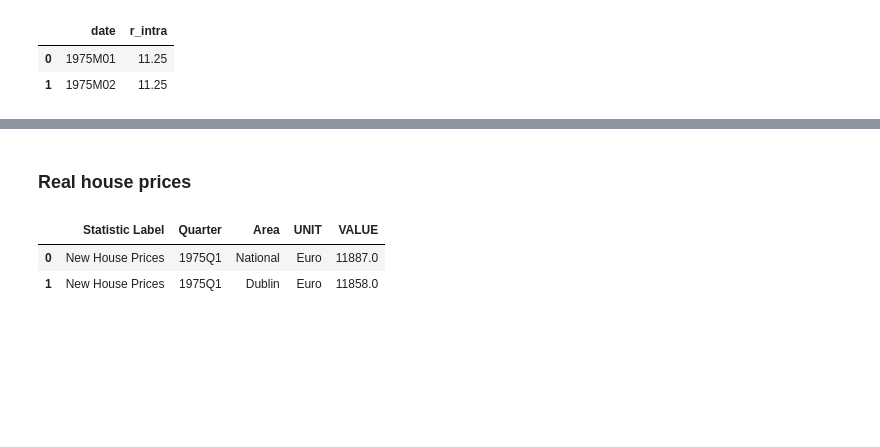
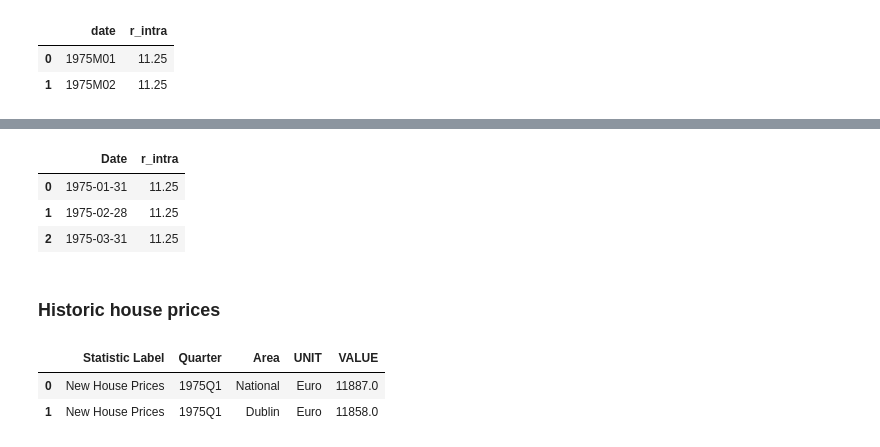
Before and after one commit to shanekeenan/prog_data_analysis, a Jupyter notebook: project1/project1.ipynb, the cells around one changed output, grey strips where cells are left out. Cells and saved outputs as stored; diff of their text form; code cells hidden in the pictures; blank space fills up the shorter version.

```diff
--- a/project1/project1.ipynb
+++ b/project1/project1.ipynb
@@ -284,5 +151,18 @@ plt.show()
+# %%
+# make a new date dataframe for the monthly data - 399 months in date range
+idx = pd.date_range("1975-01-01", periods = 399, freq ="M" )  # stating Jan 1975 - Mar 2008 - 399 months of data
+df_idx = pd.DataFrame(idx, columns=['Date'])
+df_idx.head()
+real_intra = real_intra.drop(columns=['date'])
+real_intra_idx = pd.concat([df_idx, real_intra], axis = 1)
+real_intra_idx.head(3) # it worked !
+# %% [output]
+|  | Date | r_intra |
+| 0 | 1975-01-31 | 11.25 |
+| 1 | 1975-02-28 | 11.25 |
+| 2 | 1975-03-31 | 11.25 |
 # %% [markdown]
-### Real house prices
+### Historic house prices
 # %%
 real_price = pd.read_csv('C:\\Users\shane\\Desktop\\HDip in Data Analytics\\Semester 2\\Programming for Data Analysis\\prog_data_analysis\\project1\\house_prices.csv')
 real_price.head(2)
```
Also changed, not shown: parts of 34 cells of this notebook, 4 other files.
